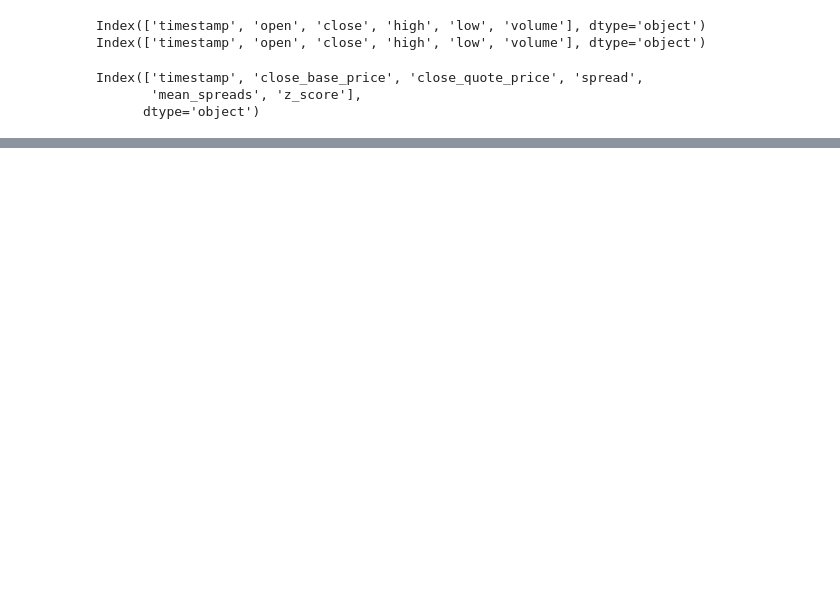
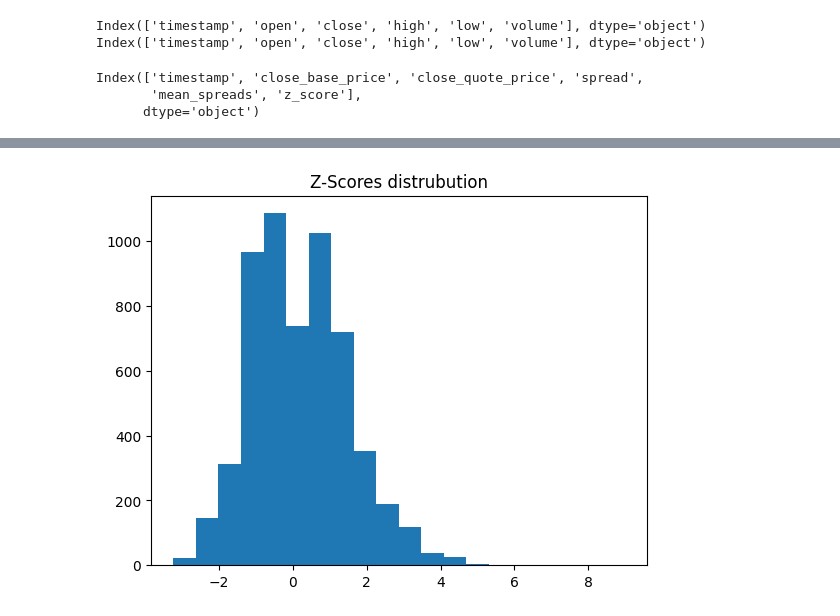
Before and after one commit to Nearezz/PCA-Mean-Reversion, a Jupyter notebook: notebooks/pca_for_indivdual_ticker.ipynb, the cells around one changed output, grey strips where cells are left out. Saved outputs shown, nothing was run; the diff lists cells and outputs as text; code cells hidden in the pictures; blank space fills up the shorter version.

```diff
--- a/notebooks/pca_for_indivdual_ticker.ipynb
+++ b/notebooks/pca_for_indivdual_ticker.ipynb
@@ -334,0 +369,11 @@ plt.show()
+# %%
+bins = 20
+
+fig,(base_hist) = plt.subplots()
+base_hist.hist(z_scores,bins=bins)
+base_hist.set_title(f"Z-Scores distrubution")
+
+
+plt.show()
+# %% [output]
+[figure, added]
```
Also changed, not shown: parts of 13 cells of this notebook, 5 other files.
